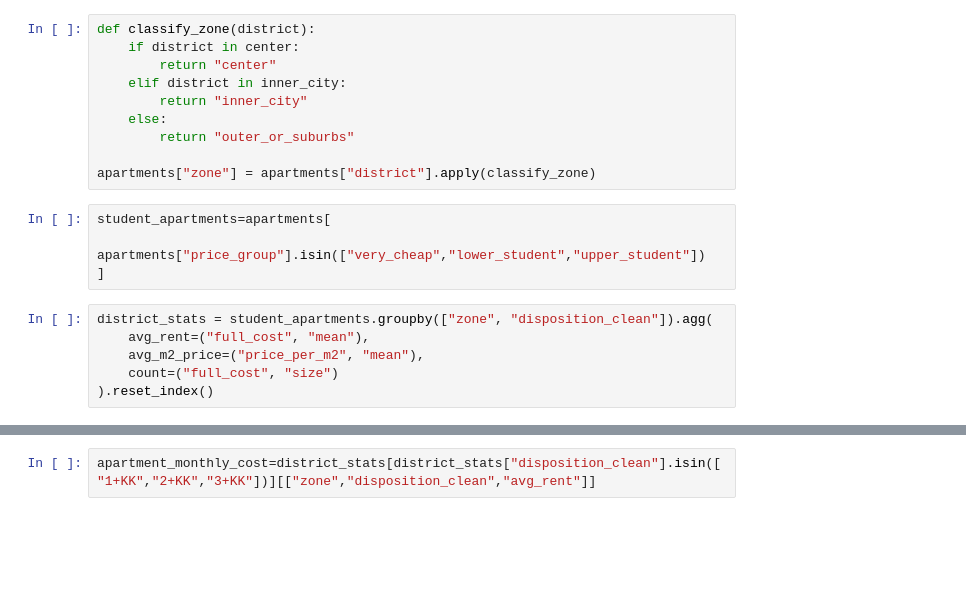
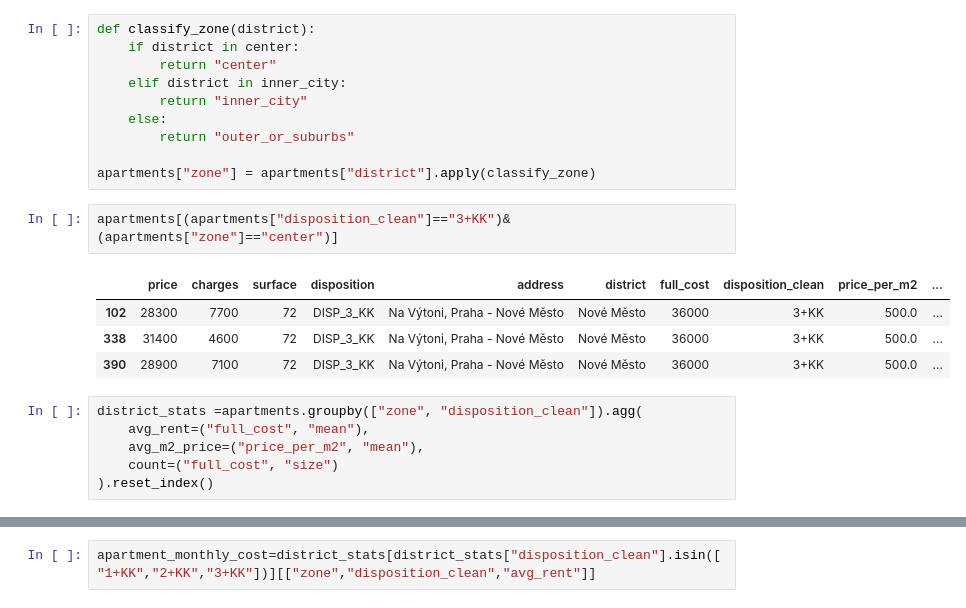
Before and after one commit to haeronwen/project, a Jupyter notebook: source_code/1_apartments_cleaner.ipynb, the cells around one changed output, grey strips where cells are left out. Drawn from its saved outputs; the diff is of its cells as text; blank space fills up the shorter version.

```diff
--- a/source_code/1_apartments_cleaner.ipynb
+++ b/source_code/1_apartments_cleaner.ipynb
@@ -408,12 +381,15 @@ def classify_zone(district):
         return "outer_or_suburbs"
 
 apartments["zone"] = apartments["district"].apply(classify_zone)
-# %%
-student_apartments=apartments[
-    apartments["price_group"].isin(["very_cheap","lower_student","upper_student"])
-]
+# %%
+apartments[(apartments["disposition_clean"]=="3+KK")&(apartments["zone"]=="center")]
+# %% [output]
+|  | price | charges | surface | disposition | address | district | full_cost | disposition_clean | price_per_m2 | ... |
+| 102 | 28300 | 7700 | 72 | DISP_3_KK | Na Výtoni, Praha - Nové Město | Nové Město | 36000 | 3+KK | 500.0 | ... |
+| 338 | 31400 | 4600 | 72 | DISP_3_KK | Na Výtoni, Praha - Nové Město | Nové Město | 36000 | 3+KK | 500.0 | ... |
+| 390 | 28900 | 7100 | 72 | DISP_3_KK | Na Výtoni, Praha - Nové Město | Nové Město | 36000 | 3+KK | 500.0 | ... |
 # %%
-district_stats = student_apartments.groupby(["zone", "disposition_clean"]).agg(
+district_stats =apartments.groupby(["zone", "disposition_clean"]).agg(
     avg_rent=("full_cost", "mean"),
     avg_m2_price=("price_per_m2", "mean"),
     count=("full_cost", "size")
```
Also changed, not shown: parts of 39 cells of this notebook, 4 other files.
